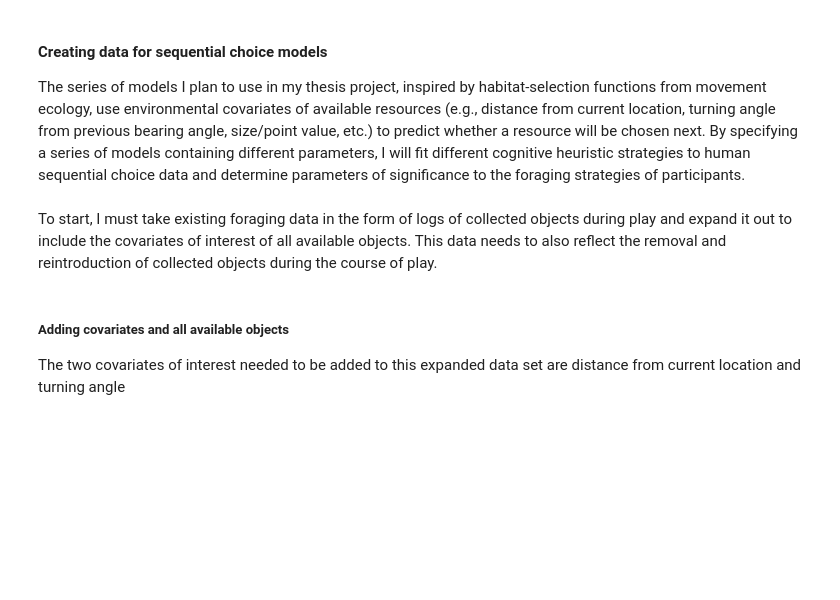
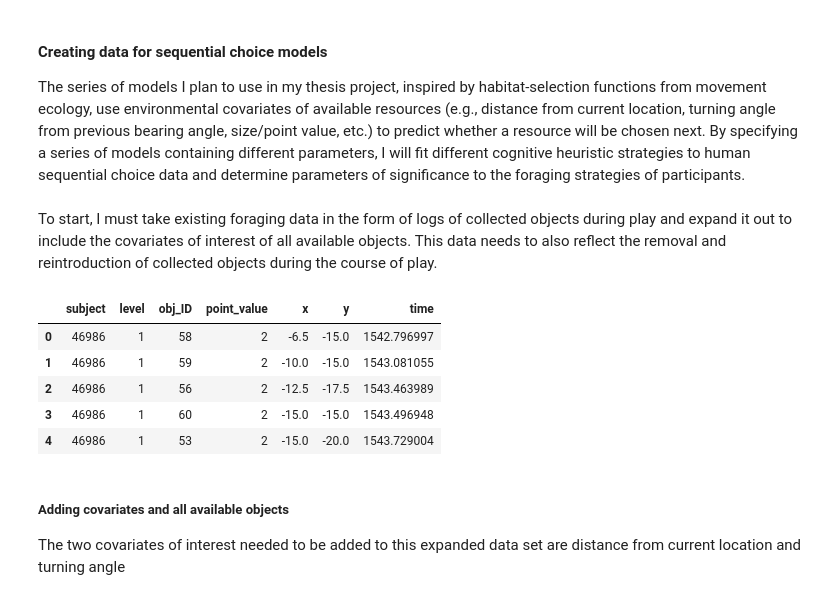
Before and after one commit to lcwat/coconuts_thesis, a Jupyter notebook: py/notebooks/data_expansion.ipynb, the cells around one changed output. Drawn from its saved outputs; the diff is of its cells as text; code cells hidden in the pictures; blank space fills up the shorter version.

```diff
--- a/py/notebooks/data_expansion.ipynb
+++ b/py/notebooks/data_expansion.ipynb
@@ -35,6 +35,15 @@ player_forages.rename(columns={
 all_lvls_coco_locs = pd.read_csv(
     '../../data/level_arrangements/all_levels_arrangements.csv'
 )
+# %%
+player_forages.head()
+# %% [output]
+|  | subject | level | obj_ID | point_value | x | y | time |
+| 0 | 46986 | 1 | 58 | 2 | -6.5 | -15.0 | 1542.796997 |
+| 1 | 46986 | 1 | 59 | 2 | -10.0 | -15.0 | 1543.081055 |
+| 2 | 46986 | 1 | 56 | 2 | -12.5 | -17.5 | 1543.463989 |
+| 3 | 46986 | 1 | 60 | 2 | -15.0 | -15.0 | 1543.496948 |
+| 4 | 46986 | 1 | 53 | 2 | -15.0 | -20.0 | 1543.729004 |
 # %% [markdown]
 ##### Adding covariates and all available objects
 The two covariates of interest needed to be added to this expanded data set are distance from current location and turning angle
```
Also changed, not shown: parts of 9 cells of this notebook, 2 other files.
